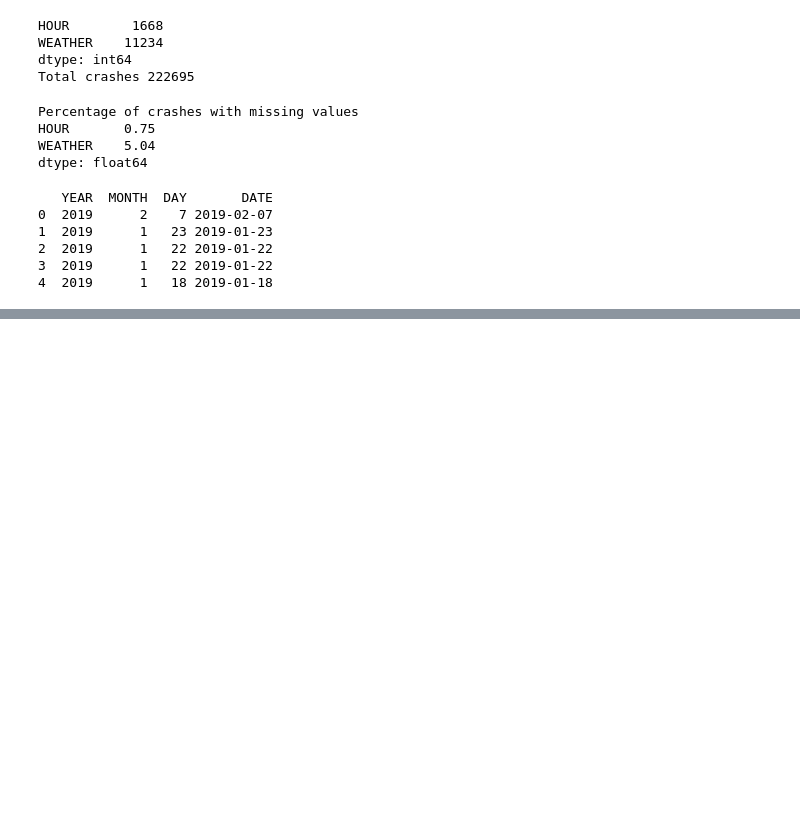
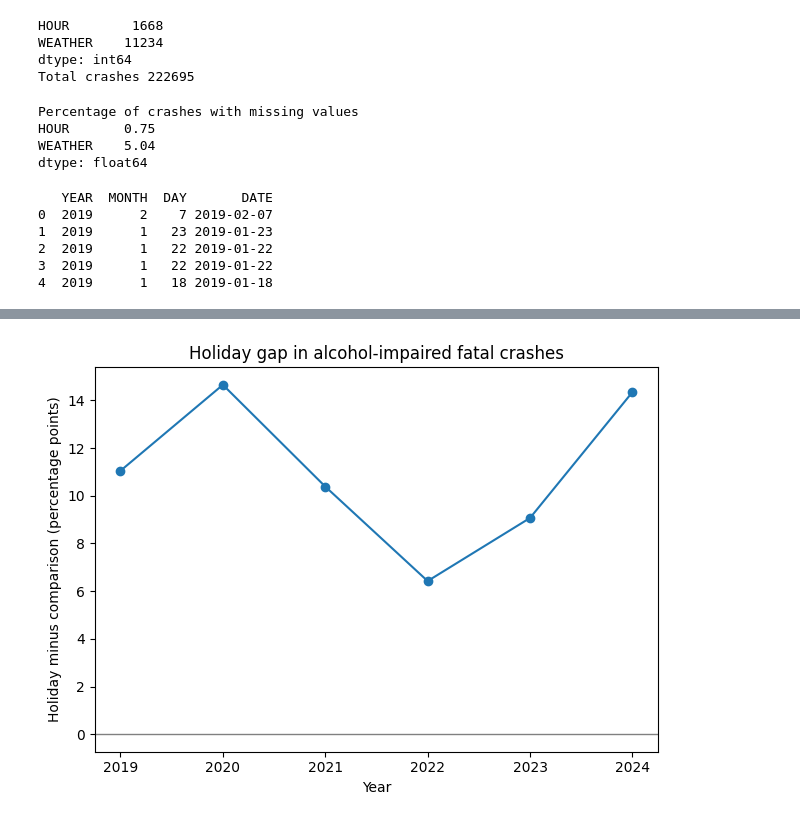
Before and after one commit to Prashriya/DS-325-Final-Project, a Jupyter notebook: FinalProject.ipynb, the cells around one changed output, grey strips where cells are left out. Saved outputs shown, nothing was run; the diff lists cells and outputs as text; code cells hidden in the pictures; blank space fills up the shorter version.

```diff
--- a/FinalProject.ipynb
+++ b/FinalProject.ipynb
@@ -157,0 +235,12 @@ print(holiday_starts)
+# %%
+outcome_columns = [f"IMPAIRED_{number}" for number in range(1, 11)]
+
+rates_by_version = study_data.groupby("HOLIDAY_DAY")[outcome_columns].mean()
+percent_impaired = rates_by_version.mean(axis=1) * 100
+
+comparison_pct = percent_impaired.loc[0]
+holiday_pct = percent_impaired.loc[1]
+
+print("Comparison days (%)", round(comparison_pct, 2))
+print("Holiday days (%)", round(holiday_pct, 2))
+print("Difference (percentage points)", round(holiday_pct - comparison_pct, 2))
@@ -157,0 +251,12 @@ print(holiday_starts)
+# %%
+rates_by_year = study_data.groupby(["YEAR", "HOLIDAY_DAY"])[outcome_columns].mean()
+percent_by_year = rates_by_year.mean(axis=1) * 100
+
+yearly_table = percent_by_year.unstack()
+yearly_table = yearly_table.rename(columns={0: "Comparison %", 1: "Holiday %"})
+
+yearly_table["Gap (percentage points)"] = (
+    yearly_table["Holiday %"] - yearly_table["Comparison %"]
+)
+
+yearly_table.round(2)
@@ -157,0 +272,16 @@ print(holiday_starts)
+# %%
+plt.plot(
+    yearly_table.index,
+    yearly_table["Gap (percentage points)"],
+    marker="o"
+)
+
+plt.axhline(0, color="gray", linewidth=1)
+plt.xticks(yearly_table.index)
+plt.title("Holiday gap in alcohol-impaired fatal crashes")
+plt.xlabel("Year")
+plt.ylabel("Holiday minus comparison (percentage points)")
+plt.tight_layout()
+plt.show()
+# %% [output]
+[figure, added]
```
Also changed, not shown: parts of 20 cells of this notebook.
